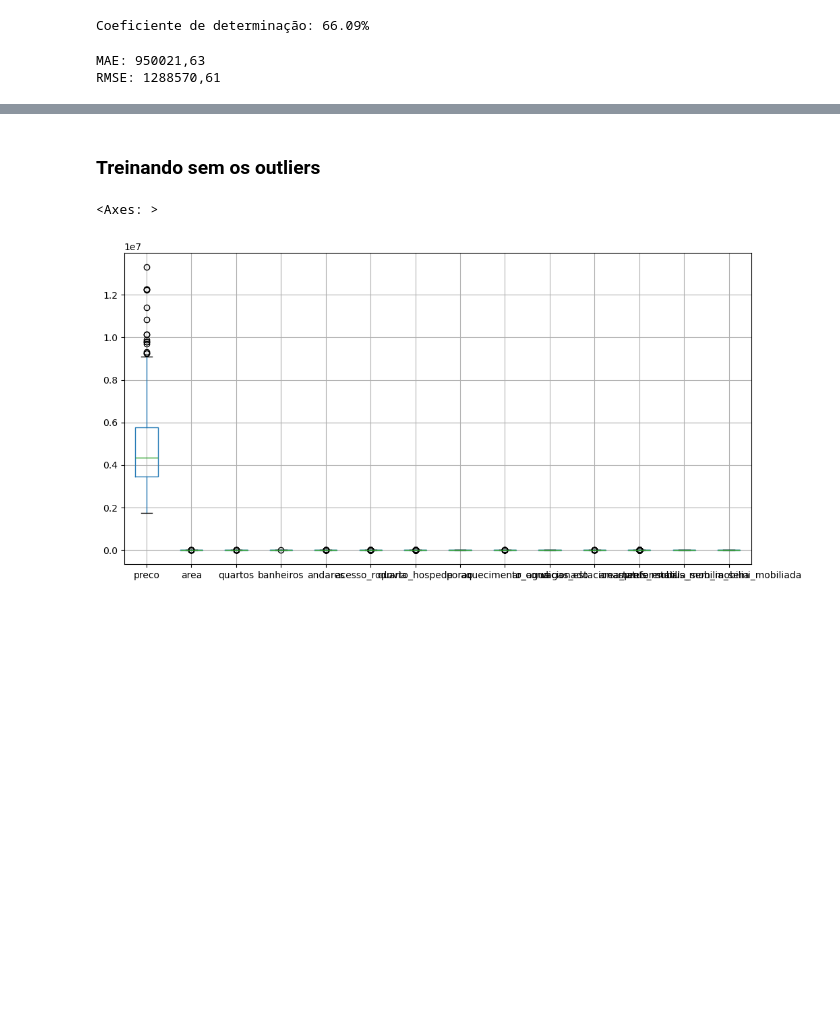
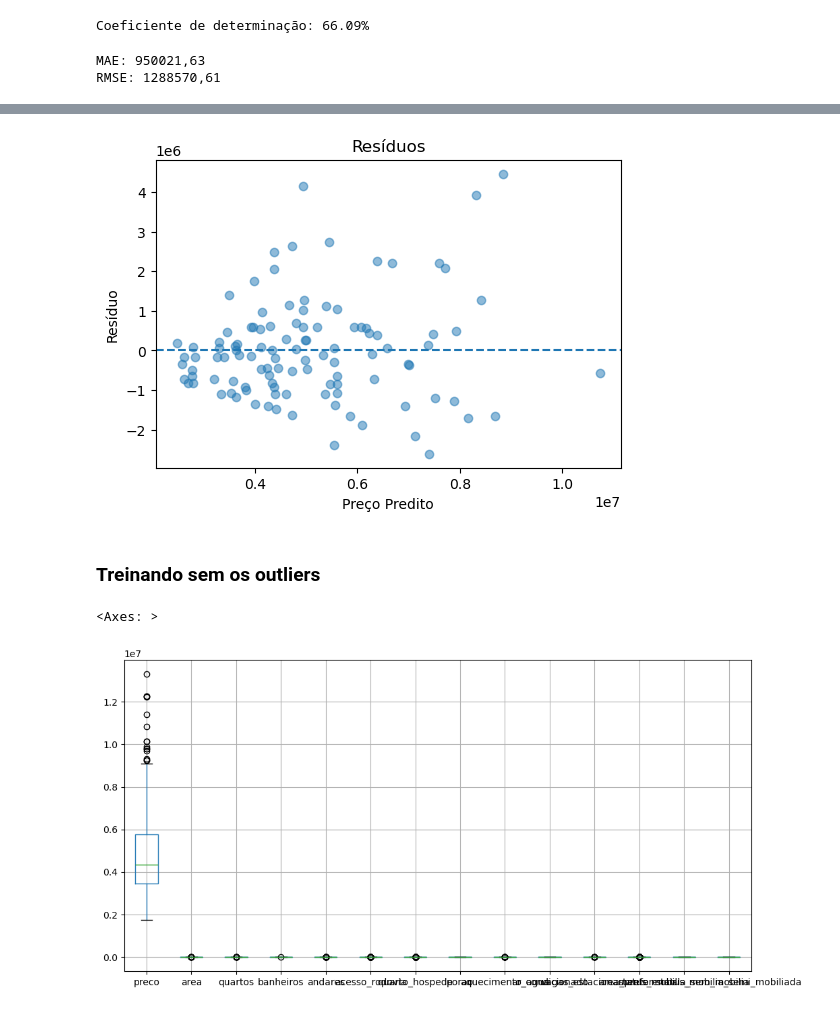
Before and after one commit to hugogsmendes/Houses-prediction, a Jupyter notebook: models_ml/model_mlp.ipynb, the cells around one changed output, grey strips where cells are left out. Drawn from its saved outputs; the diff is of its cells as text; code cells hidden in the pictures; blank space fills up the shorter version.

```diff
--- a/models_ml/model_mlp.ipynb
+++ b/models_ml/model_mlp.ipynb
@@ -156,3 +173,15 @@ RMSE: 1288570,61
+# %%
+residuos = y_teste - y_pred
+
+plt.figure(figsize=(6,4))
+plt.scatter(y_pred, residuos, alpha=0.5)
+plt.axhline(0, linestyle='--')
+plt.xlabel("Preço Predito")
+plt.ylabel("Resíduo")
+plt.title("Resíduos")
+plt.show()
+# %% [output]
+[figure, added]
 # %% [markdown]
 ### Treinando sem os outliers
 # %%
```
Also changed, not shown: parts of 12 cells of this notebook, 1 other file.
